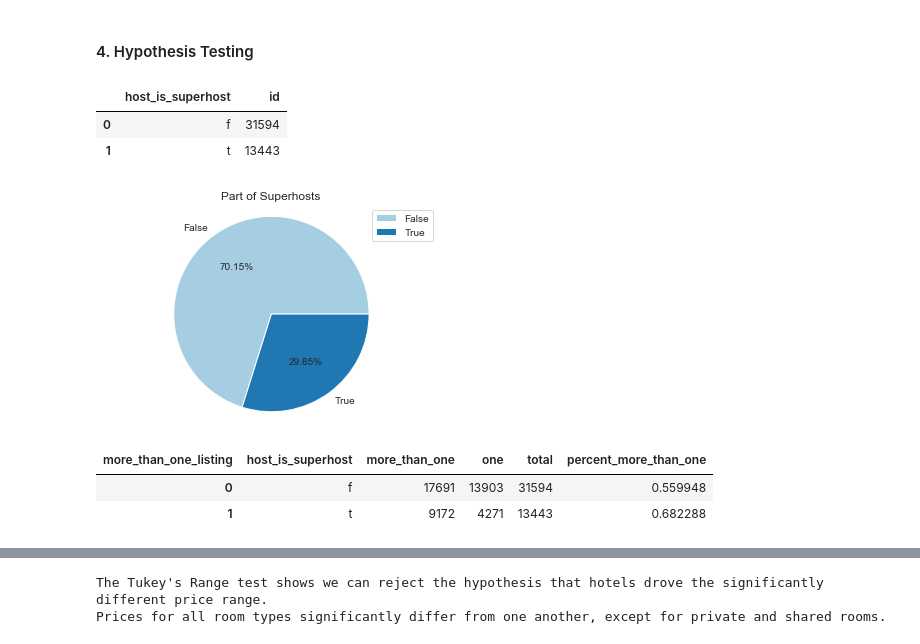
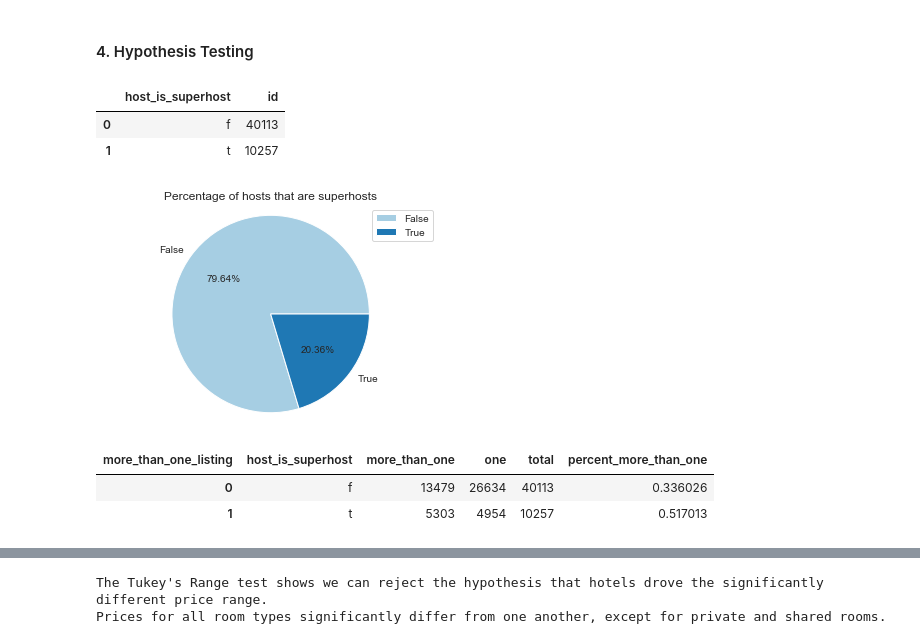
Before and after one commit to AlbaneCM/airbnb, a Jupyter notebook: airbnb_new_york.ipynb, the cells around one changed output, grey strips where cells are left out. Saved outputs shown, nothing was run; the diff lists cells and outputs as text; code cells hidden in the pictures.

```diff
--- a/airbnb_new_york.ipynb
+++ b/airbnb_new_york.ipynb
@@ -48,7 +48,7 @@ city_zip_list
  (9, 'vancouver')]
 # %%
 # Choose city
-city_num = 1
+city_num = 2
 # %%
 print("Here, city_num = " + str(city_num) + ". City analyzed is " + city_zip_list[city_num][1])
 # %% [output]
@@ -1131,5 +1132,5 @@ superhosts_counts = city.groupby('host_is_superhost').id.count().reset_index()
 superhosts_counts
 # %% [output]
 |  | host_is_superhost | id |
-| 0 | f | 31594 |
-| 1 | t | 13443 |
+| 0 | f | 40113 |
+| 1 | t | 10257 |
@@ -1142,11 +1139,11 @@ superhosts_melt = pd.melt(frame=superhosts_counts, id_vars=['host_is_superhost']
 # %%
 plt.pie(superhosts_counts['id'].values, autopct='%0.2f%%', labels=['False', 'True'])
 plt.axis('equal')
 plt.legend(['False', 'True'])
-plt.title('Part of Superhosts')
+plt.title('Percentage of hosts that are superhosts')
 plt.show()
 # %% [output]
-[figure, old version]
+[figure, new version]
 # %%
 # do Superhosts have more than 1 listing, and if so is this more than regular hosts?
 # %%
@@ -1164,5 +1161,5 @@ more_than_one_pivot['percent_more_than_one'] = more_than_one_pivot['more_than_on
 more_than_one_pivot
 # %% [output]
 | more_than_one_listing | host_is_superhost | more_than_one | one | total | percent_more_than_one |
-| 0 | f | 17691 | 13903 | 31594 | 0.559948 |
-| 1 | t | 9172 | 4271 | 13443 | 0.682288 |
+| 0 | f | 13479 | 26634 | 40113 | 0.336026 |
+| 1 | t | 5303 | 4954 | 10257 | 0.517013 |
```
Also changed, not shown: parts of 72 cells of this notebook.
